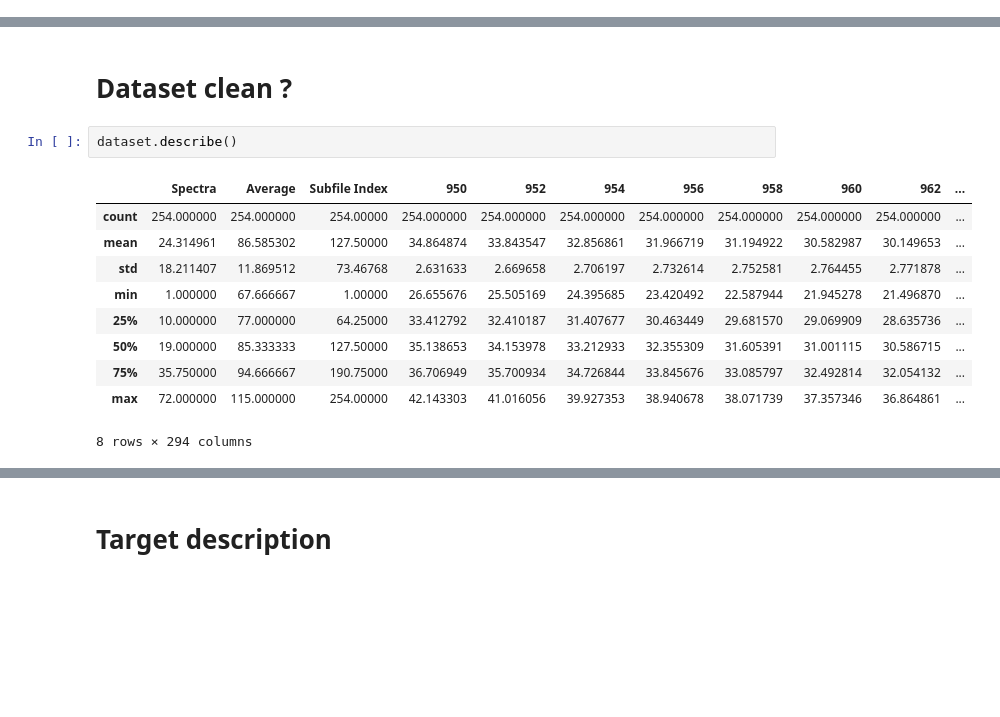
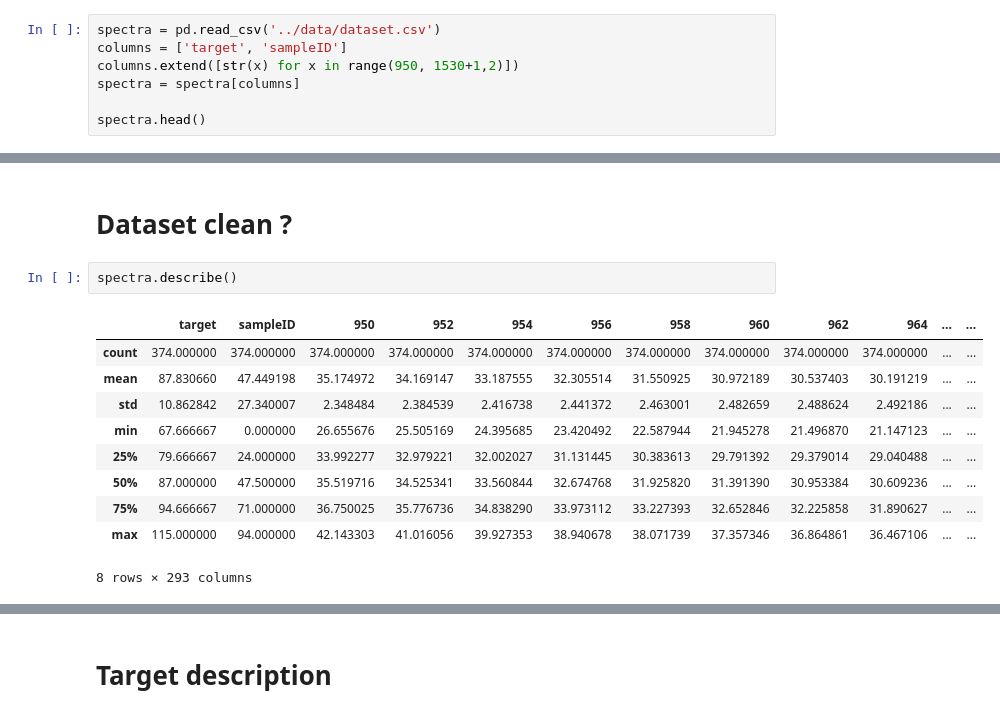
Before and after one commit to rudloffl/open-peas, a Jupyter notebook: notebooks/pea-regression.ipynb, the cells around one changed output, grey strips where cells are left out. Cells and saved outputs as stored; diff of their text form; blank space fills up the shorter version.

```diff
--- a/notebooks/pea-regression.ipynb
+++ b/notebooks/pea-regression.ipynb
@@ -85,0 +7,7 @@ dataset.head(20)
+# %%
+spectra = pd.read_csv('../data/dataset.csv')
+columns = ['target', 'sampleID']
+columns.extend([str(x) for x in range(950, 1530+1,2)])
+spectra = spectra[columns]
+
+spectra.head()
@@ -86,16 +22,16 @@ dataset.head(20)
 # %% [markdown]
 # Dataset clean ?
 # %%
-dataset.describe()
+spectra.describe()
 # %% [output]
-|  | Spectra | Average | Subfile Index | 950 | 952 | 954 | 956 | 958 | 960 | 962 | ... |
-| count | 254.000000 | 254.000000 | 254.00000 | 254.000000 | 254.000000 | 254.000000 | 254.000000 | 254.000000 | 254.000000 | 254.000000 | ... |
-| mean | 24.314961 | 86.585302 | 127.50000 | 34.864874 | 33.843547 | 32.856861 | 31.966719 | 31.194922 | 30.582987 | 30.149653 | ... |
-| std | 18.211407 | 11.869512 | 73.46768 | 2.631633 | 2.669658 | 2.706197 | 2.732614 | 2.752581 | 2.764455 | 2.771878 | ... |
-| min | 1.000000 | 67.666667 | 1.00000 | 26.655676 | 25.505169 | 24.395685 | 23.420492 | 22.587944 | 21.945278 | 21.496870 | ... |
-| 25% | 10.000000 | 77.000000 | 64.25000 | 33.412792 | 32.410187 | 31.407677 | 30.463449 | 29.681570 | 29.069909 | 28.635736 | ... |
-| 50% | 19.000000 | 85.333333 | 127.50000 | 35.138653 | 34.153978 | 33.212933 | 32.355309 | 31.605391 | 31.001115 | 30.586715 | ... |
-| 75% | 35.750000 | 94.666667 | 190.75000 | 36.706949 | 35.700934 | 34.726844 | 33.845676 | 33.085797 | 32.492814 | 32.054132 | ... |
-| max | 72.000000 | 115.000000 | 254.00000 | 42.143303 | 41.016056 | 39.927353 | 38.940678 | 38.071739 | 37.357346 | 36.864861 | ... |
+|  | target | sampleID | 950 | 952 | 954 | 956 | 958 | 960 | 962 | 964 | ... | ... |
+| count | 374.000000 | 374.000000 | 374.000000 | 374.000000 | 374.000000 | 374.000000 | 374.000000 | 374.000000 | 374.000000 | 374.000000 | ... | ... |
+| mean | 87.830660 | 47.449198 | 35.174972 | 34.169147 | 33.187555 | 32.305514 | 31.550925 | 30.972189 | 30.537403 | 30.191219 | ... | ... |
+| std | 10.862842 | 27.340007 | 2.348484 | 2.384539 | 2.416738 | 2.441372 | 2.463001 | 2.482659 | 2.488624 | 2.492186 | ... | ... |
+| min | 67.666667 | 0.000000 | 26.655676 | 25.505169 | 24.395685 | 23.420492 | 22.587944 | 21.945278 | 21.496870 | 21.147123 | ... | ... |
+| 25% | 79.666667 | 24.000000 | 33.992277 | 32.979221 | 32.002027 | 31.131445 | 30.383613 | 29.791392 | 29.379014 | 29.040488 | ... | ... |
+| 50% | 87.000000 | 47.500000 | 35.519716 | 34.525341 | 33.560844 | 32.674768 | 31.925820 | 31.391390 | 30.953384 | 30.609236 | ... | ... |
+| 75% | 94.666667 | 71.000000 | 36.750025 | 35.776736 | 34.838290 | 33.973112 | 33.227393 | 32.652846 | 32.225858 | 31.890627 | ... | ... |
+| max | 115.000000 | 94.000000 | 42.143303 | 41.016056 | 39.927353 | 38.940678 | 38.071739 | 37.357346 | 36.864861 | 36.467106 | ... | ... |
-8 rows × 294 columns
+8 rows × 293 columns
 # %%
```
Also changed, not shown: parts of 39 cells of this notebook, 2 other files.
